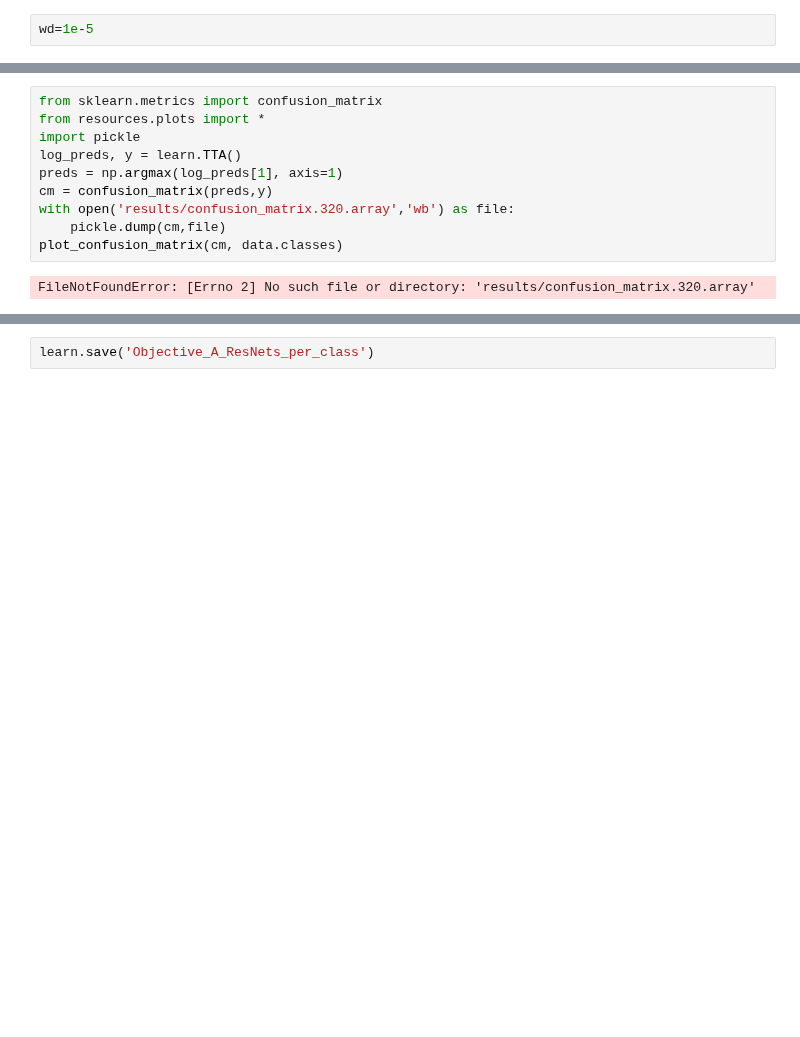
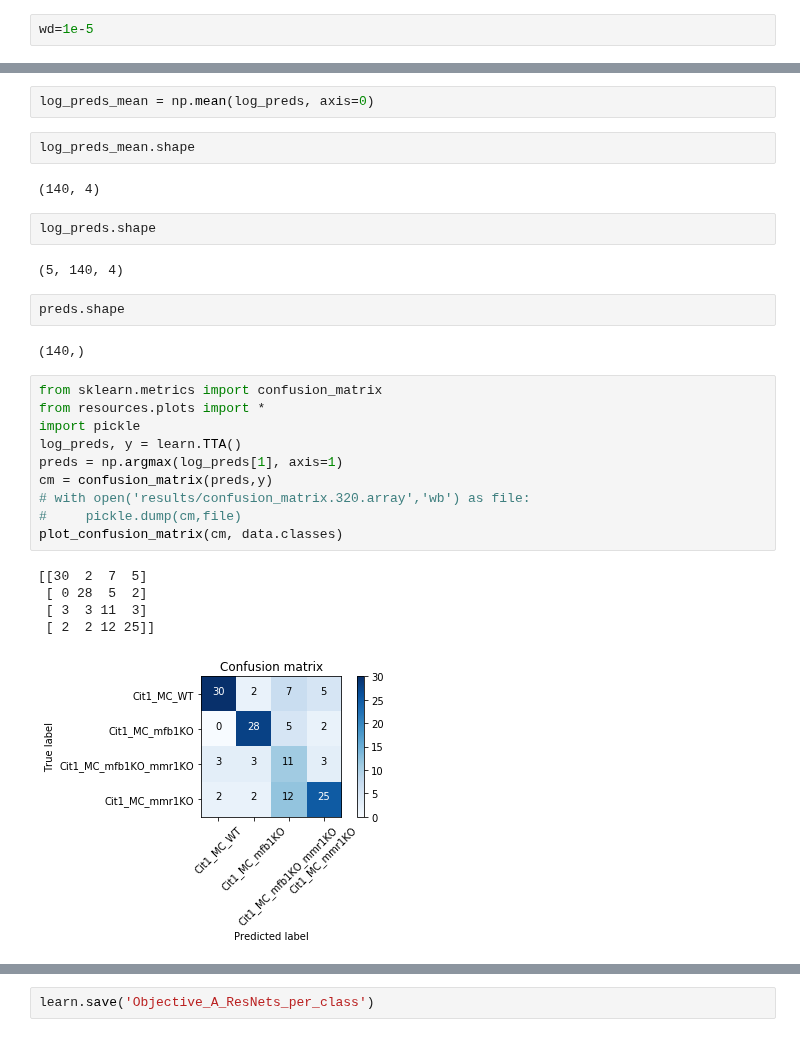
Before and after one commit to WMAPernice/Test_dev, a Jupyter notebook: YNet_dev/YNet_Res_2_per_class.ipynb, the cells around one changed output, grey strips where cells are left out. Cells and saved outputs as stored; diff of their text form; blank space fills up the shorter version.

```diff
--- a/YNet_dev/YNet_Res_2_per_class.ipynb
+++ b/YNet_dev/YNet_Res_2_per_class.ipynb
@@ -239,12 +285,30 @@ Wall time: 36min 43s
+# %%
+log_preds_mean = np.mean(log_preds, axis=0)
+# %%
+log_preds_mean.shape
+# %% [output]
+(140, 4)
+# %%
+log_preds.shape
+# %% [output]
+(5, 140, 4)
+# %%
+preds.shape
+# %% [output]
+(140,)
 # %%
 from sklearn.metrics import confusion_matrix
 from resources.plots import *
 import pickle
 log_preds, y = learn.TTA()
 preds = np.argmax(log_preds[1], axis=1)
 cm = confusion_matrix(preds,y)
-with open('results/confusion_matrix.320.array','wb') as file:
-    pickle.dump(cm,file)
+# with open('results/confusion_matrix.320.array','wb') as file:
+#     pickle.dump(cm,file)
 plot_confusion_matrix(cm, data.classes)
 # %% [output]
-FileNotFoundError: [Errno 2] No such file or directory: 'results/confusion_matrix.320.array'
+[[30  2  7  5]
+ [ 0 28  5  2]
+ [ 3  3 11  3]
+ [ 2  2 12 25]]
+[figure, added]
```
Also changed, not shown: parts of 16 cells of this notebook, 1 other file.
